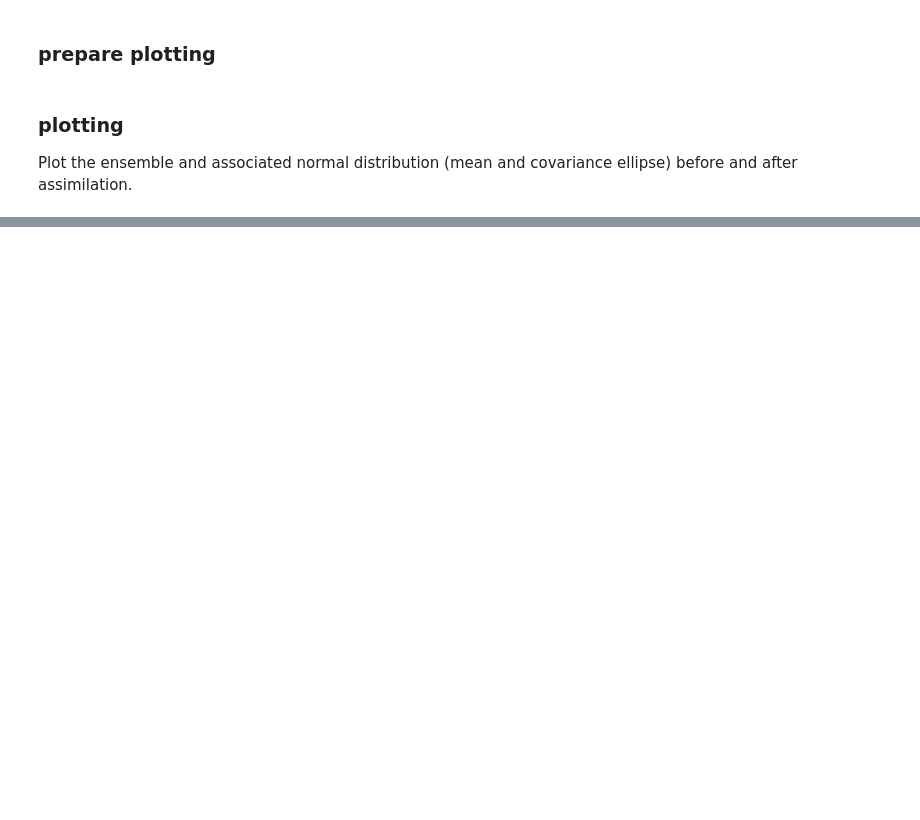
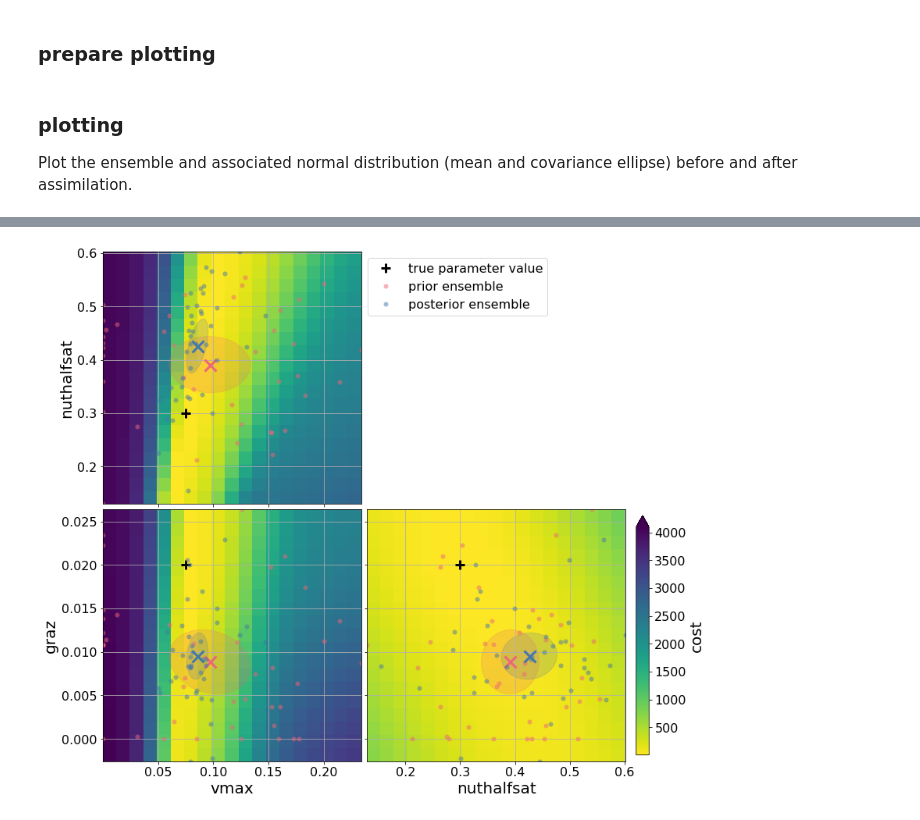
Before and after one commit to jpmattern/obm-primer, a Jupyter notebook: parameter_estimation.ipynb, the cells around one changed output, grey strips where cells are left out. Cells and saved outputs as stored; diff of their text form; code cells hidden in the pictures; blank space fills up the shorter version.

```diff
--- a/parameter_estimation.ipynb
+++ b/parameter_estimation.ipynb
@@ -139,21 +338,6 @@ for iens in range(n_ens):
 # %% [markdown]
 ### prepare plotting
 # %%
-import matplotlib.pyplot as plt
-import matplotlib as mpl
-from matplotlib.patches import Ellipse
-from math import atan2
-
-mpl.rcParams['legend.fontsize'] = 16
-mpl.rcParams['axes.titlesize'] = 26
-mpl.rcParams['figure.figsize'] = (16, 9)
-mpl.rcParams['xtick.labelsize'] = 16
-mpl.rcParams['ytick.labelsize'] = 16
-mpl.rcParams['font.size'] = 20
-
-
-#matplotlib.patches.Ellipse(xy, width, height, angle=0
-
 def draw_ellipse(ax, cov=None, xy=None, ensemble=None, **plotargs):
     if ensemble is not None:
         xy = np.mean(ensemble, axis=1)
@@ -184,7 +368,7 @@ def draw_ellipse(ax, cov=None, xy=None, ensemble=None, **plotargs):
 def draw_ensemble(ax, ensemble, color=None, label=None):
     ax.plot(ensemble[0, :], ensemble[1, :], ls='none', marker='o', color=color, alpha=0.5, mec='none', label=label)
     draw_ellipse(ax, ensemble=ensemble, color=color, alpha=0.2, zorder=0.2)
-    ax.plot(np.mean(ensemble[0, :]), np.mean(ensemble[1, :]), ls='none', marker='+', mew=3, color=color, ms=15)
+    ax.plot(np.mean(ensemble[0, :]), np.mean(ensemble[1, :]), ls='none', marker='x', mew=3, color=color, ms=15)
 # %% [markdown]
 ### plotting
 
@@ -209,0 +376,60 @@ None
+# %%
+nrows = npar - 1
+ncols = npar - 1
+
+fig, axs = plt.subplots(nrows=nrows, ncols=ncols, figsize=(6*ncols, 6*nrows), sharex='col', sharey='row',
+                        squeeze=False, gridspec_kw={'hspace': 0.02, 'wspace': 0.02})
+
+parameter_names = {i: k for i, k in enumerate(parameters_prior)}
+pcs = []
+for icol, ix in enumerate(range(npar - 1)):
+    for irow, iy in enumerate(range(1, npar)):
+        ax = axs[irow, icol]
+        if irow < icol:
+            ax.set_visible(False)
+            continue
+
+        x_name = parameter_names[ix]
+        y_name = parameter_names[iy]
+
+        if irow == npar - 2:
+            ax.set_xlabel(x_name)
+        if icol == 0:
+            ax.set_ylabel(y_name)
+
+        ax.plot(parameters_true[parameter_names[ix]], parameters_true[parameter_names[iy]], marker='+',
+                linestyle='none', markersize=12, markeredgewidth=3, markeredgecolor='black',
+                label='true parameter value')
+        draw_ensemble(ax, X[(ix, iy), :], color='#EE6677', label='prior ensemble')
+        draw_ensemble(ax, X_post[(ix, iy), :], color='#4477AA', label='posterior ensemble')
+
+        if show_cost:
+            if (x_name, y_name) in cost_slices:
+                pcs.append(ax.pcolormesh(cost_grid[x_name], cost_grid[y_name], cost_slices[(x_name, y_name)].T,
+                                         shading='auto', cmap=mpl.cm.viridis_r, zorder=0))
+            else:
+                pcs.append(ax.pcolormesh(cost_grid[x_name], cost_grid[y_name], cost_slices[(y_name, x_name)],
+                                         shading='auto', cmap=mpl.cm.viridis_r, zorder=0))
+
+        ax.grid(True)
+
+        if irow == 0 and icol == 0:
+            ax.legend(loc='upper left', bbox_to_anchor=(1, 0, 1, 1))
+
+if show_cost:
+    # equalize color scale for background cost function across panels
+    vmin = 100000.
+    vmax = 0.
+    for pc in pcs:
+        vmin = min(vmin, pc.norm.vmin)
+        vmax = max(vmax, pc.norm.vmax)
+    for pc in pcs:
+        pc.norm.vmin = vmin
+        pc.norm.vmax = vmax
+
+    ax = axs[1, 1]
+    cax = ax.inset_axes([1.04, 0.025, 0.05, 0.95], transform=ax.transAxes)
+    fig.colorbar(pcs[0], ax=ax, cax=cax, label='cost', extend='max')
+None
+# %% [output]
+[figure, added]
```
Also changed, not shown: parts of 27 cells of this notebook.
